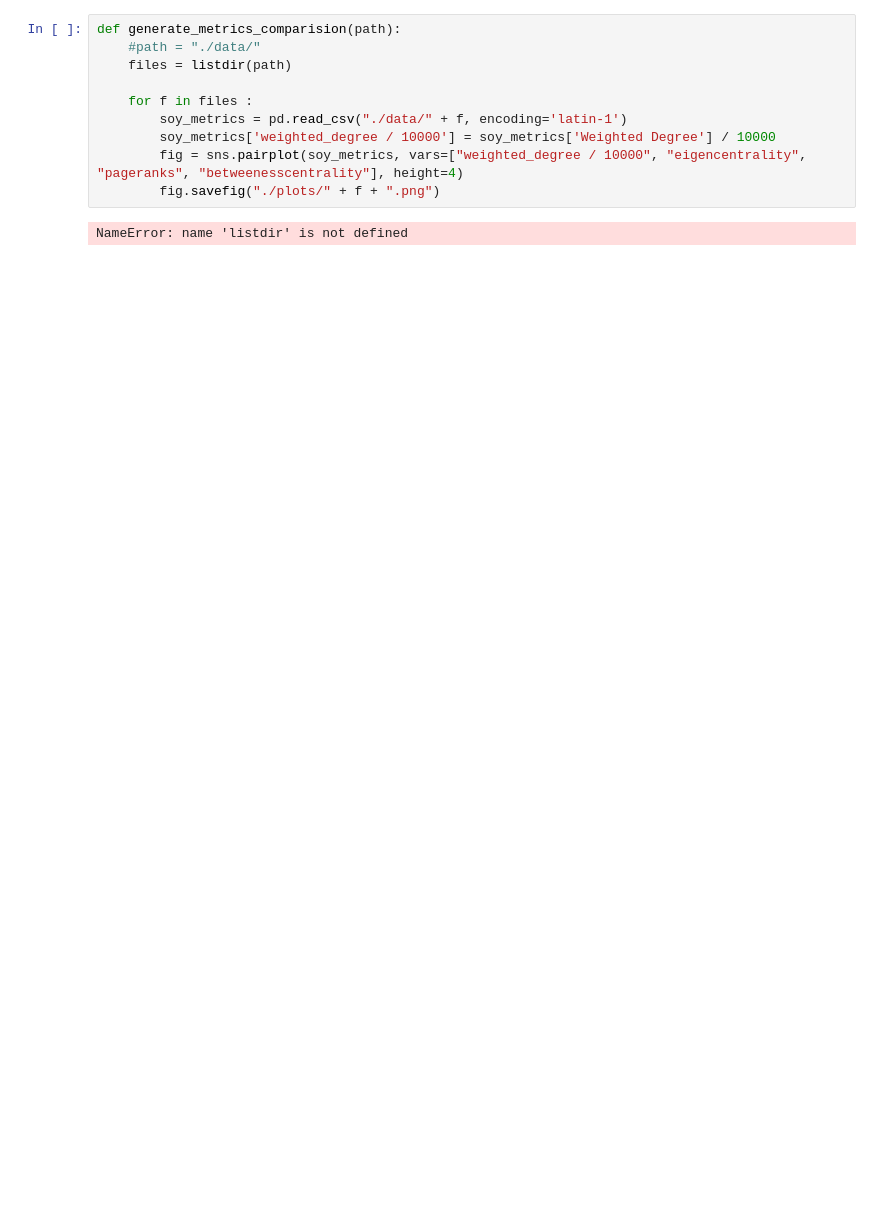
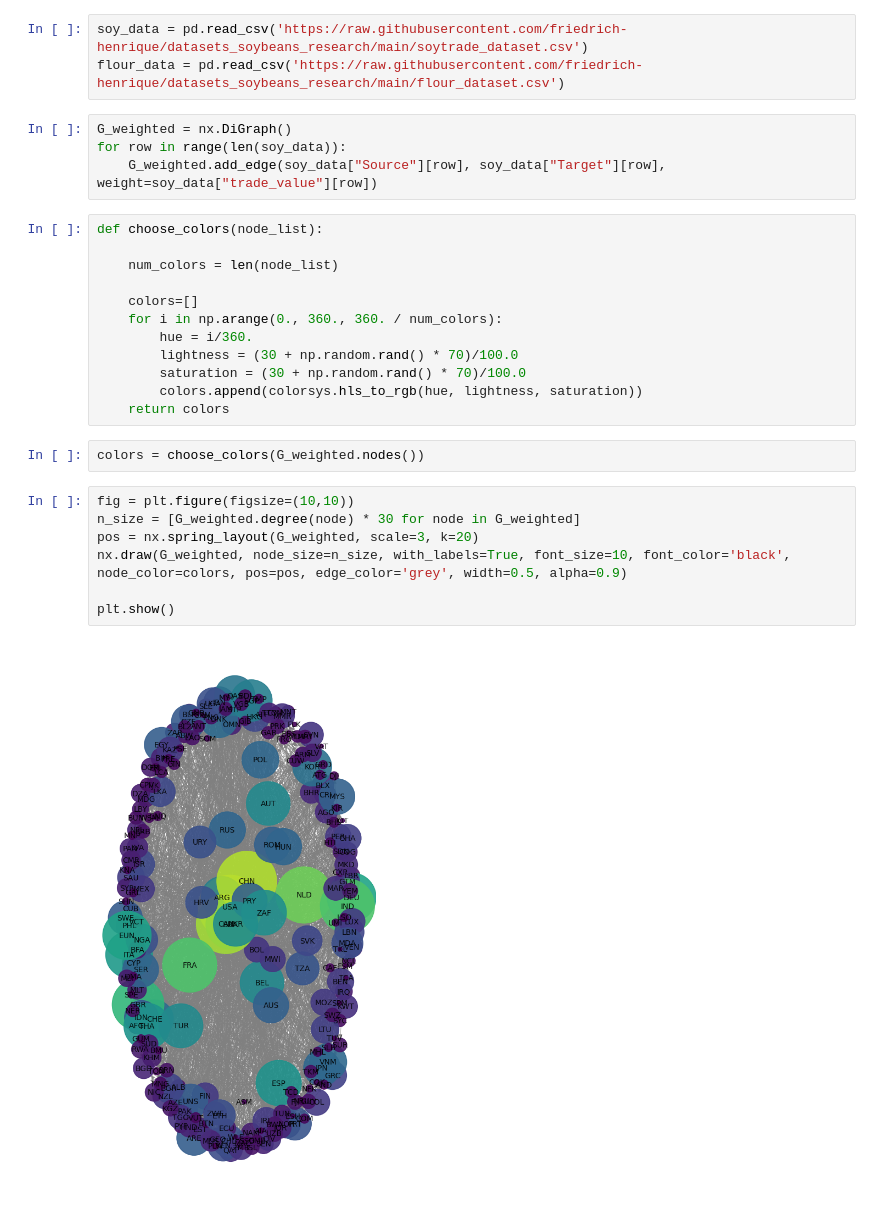
Before and after one commit to friedrich-henrique/soybeans_network, a Jupyter notebook: network_comparision.ipynb, the cells around one changed output. Saved outputs shown, nothing was run; the diff lists cells and outputs as text; blank space fills up the shorter version.

```diff
--- a/network_comparision.ipynb
+++ b/network_comparision.ipynb
@@ -9,12 +13,30 @@ from os.path import isfile, join
-# %%
-def generate_metrics_comparision(path):
-    #path = "./data/"
-    files = listdir(path)
-
-    for f in files :
-        soy_metrics = pd.read_csv("./data/" + f, encoding='latin-1')
-        soy_metrics['weighted_degree / 10000'] = soy_metrics['Weighted Degree'] / 10000
-        fig = sns.pairplot(soy_metrics, vars=["weighted_degree / 10000", "eigencentrality", "pageranks", "betweenesscentrality"], height=4)
-        fig.savefig("./plots/" + f + ".png")
-# %% [output]
-NameError: name 'listdir' is not defined
+# %%
+soy_data = pd.read_csv('https://raw.githubusercontent.com/friedrich-henrique/datasets_soybeans_research/main/soytrade_dataset.csv')
+flour_data = pd.read_csv('https://raw.githubusercontent.com/friedrich-henrique/datasets_soybeans_research/main/flour_dataset.csv')
+# %%
+G_weighted = nx.DiGraph()
+for row in range(len(soy_data)):
+    G_weighted.add_edge(soy_data["Source"][row], soy_data["Target"][row], weight=soy_data["trade_value"][row])
+# %%
+def choose_colors(node_list):
+
+    num_colors = len(node_list)
+
+    colors=[]
+    for i in np.arange(0., 360., 360. / num_colors):
+        hue = i/360.
+        lightness = (30 + np.random.rand() * 70)/100.0
+        saturation = (30 + np.random.rand() * 70)/100.0
+        colors.append(colorsys.hls_to_rgb(hue, lightness, saturation))
+    return colors
+# %%
+colors = choose_colors(G_weighted.nodes())
+# %%
+fig = plt.figure(figsize=(10,10))
+n_size = [G_weighted.degree(node) * 30 for node in G_weighted]
+pos = nx.spring_layout(G_weighted, scale=3, k=20)
+nx.draw(G_weighted, node_size=n_size, with_labels=True, font_size=10, font_color='black', node_color=colors, pos=pos, edge_color='grey', width=0.5, alpha=0.9)
+
+plt.show()
+# %% [output]
+[figure, added]
```
Also changed, not shown: parts of 2 cells of this notebook, 2 other files.
